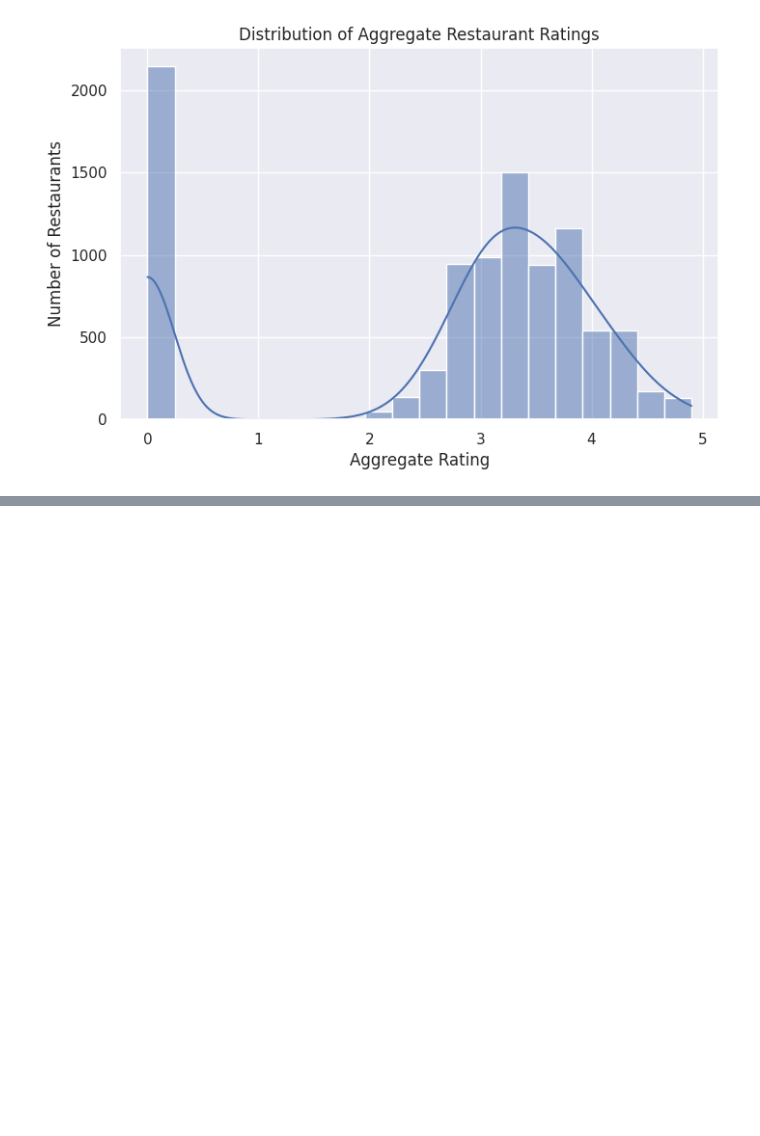
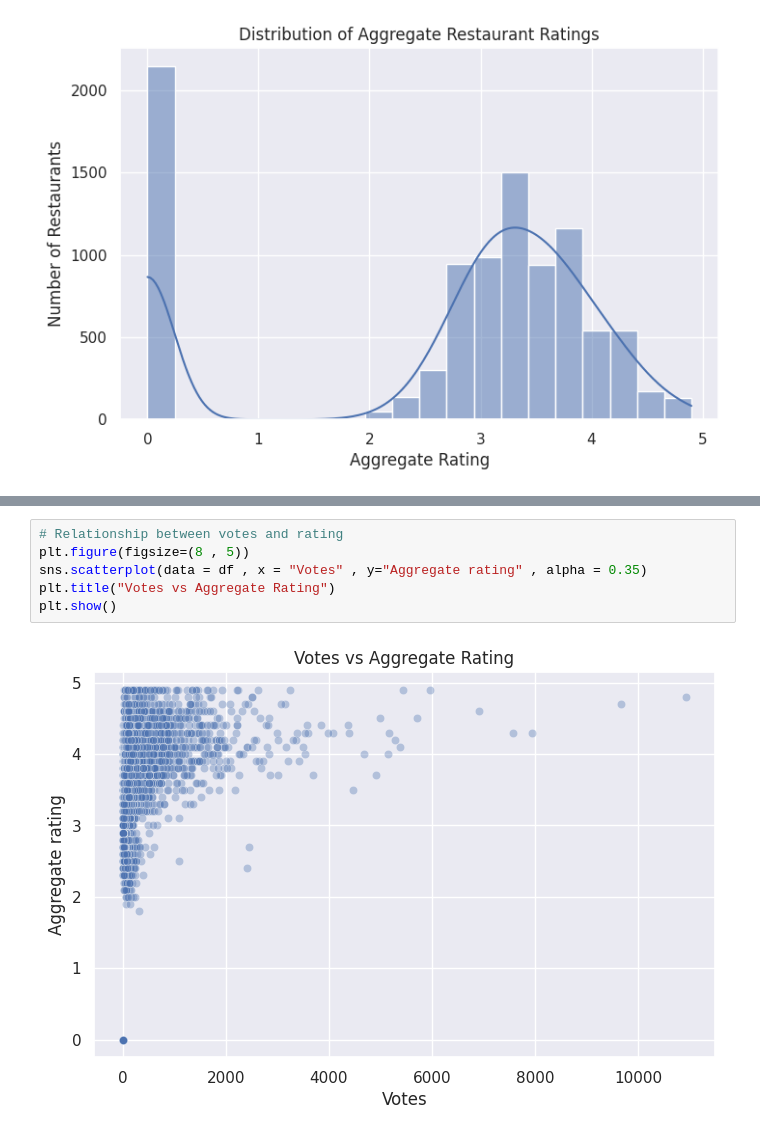
Before and after one commit to Bhumika0104/Zomato-Restaurant-Market-Analysis, a Jupyter notebook: rating_prediction.ipynb, the cells around one changed output, grey strips where cells are left out. Drawn from its saved outputs; the diff is of its cells as text; blank space fills up the shorter version.

```diff
--- a/rating_prediction.ipynb
+++ b/rating_prediction.ipynb
@@ -113,0 +137,8 @@ plt.show()
+# %%
+# Relationship between votes and rating
+plt.figure(figsize=(8 , 5))
+sns.scatterplot(data = df , x = "Votes" , y="Aggregate rating" , alpha = 0.35)
+plt.title("Votes vs Aggregate Rating")
+plt.show()
+# %% [output]
+[figure, added]
```
Also changed, not shown: parts of 5 cells of this notebook.
